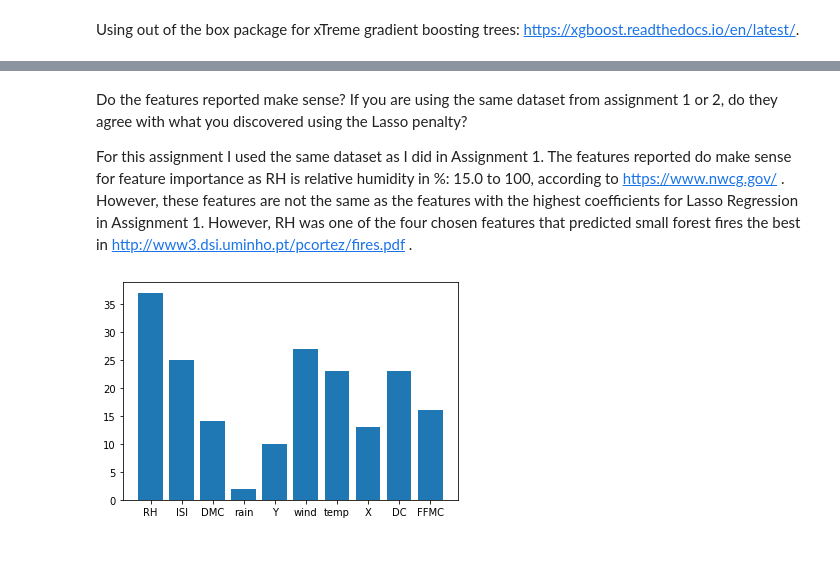
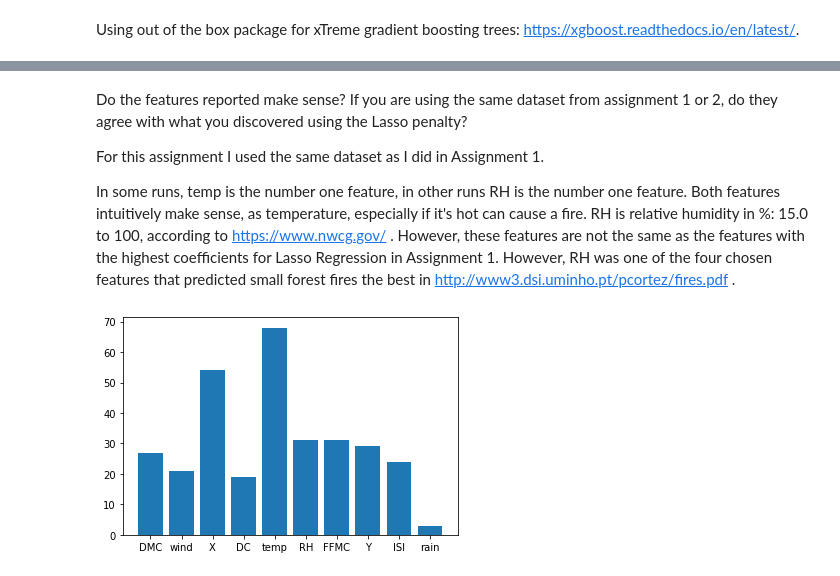
Before and after one commit to nsubbaian/FrequentistML, a Jupyter notebook: Project4/FML_Assignment4.ipynb, the cells around one changed output, grey strips where cells are left out. Drawn from its saved outputs; the diff is of its cells as text; code cells hidden in the pictures.

```diff
--- a/Project4/FML_Assignment4.ipynb
+++ b/Project4/FML_Assignment4.ipynb
@@ -92,14 +93,16 @@ TEST MSE 1.5773251025499209
 
 Do the features reported make sense? If you are using the same dataset from assignment 1 or 2, do they agree with what you discovered using the Lasso penalty?
 
-For this assignment I used the same dataset as I did in Assignment 1. The features reported do make sense for feature importance as RH is relative humidity in %: 15.0 to 100, according to https://www.nwcg.gov/ . However, these features are not the same as the features with the highest coefficients for Lasso Regression in Assignment 1. However, RH was one of the four chosen features that predicted small forest fires the best in http://www3.dsi.uminho.pt/pcortez/fires.pdf .
+For this assignment I used the same dataset as I did in Assignment 1.
+
+In some runs, temp is the number one feature, in other runs RH is the number one feature. Both features intuitively make sense, as temperature, especially if it's hot can cause a fire. RH is relative humidity in %: 15.0 to 100, according to https://www.nwcg.gov/ . However, these features are not the same as the features with the highest coefficients for Lasso Regression in Assignment 1. However, RH was one of the four chosen features that predicted small forest fires the best in http://www3.dsi.uminho.pt/pcortez/fires.pdf .
 # %%
 # plot - ‘weight’: the number of times a feature is used to split the data across all trees.
 feat_imp = bst.get_score(importance_type='weight')
-pyplot.bar(feat_imp.keys(), feat_imp.values())
-pyplot.show()
+plt.bar(feat_imp.keys(), feat_imp.values())
+plt.show()
 # %% [output]
-[figure, old version]
+[figure, new version]
 # %%
 xgb.to_graphviz(bst, num_trees=2)
 # %% [output]
```
Also changed, not shown: parts of 2 cells of this notebook.
